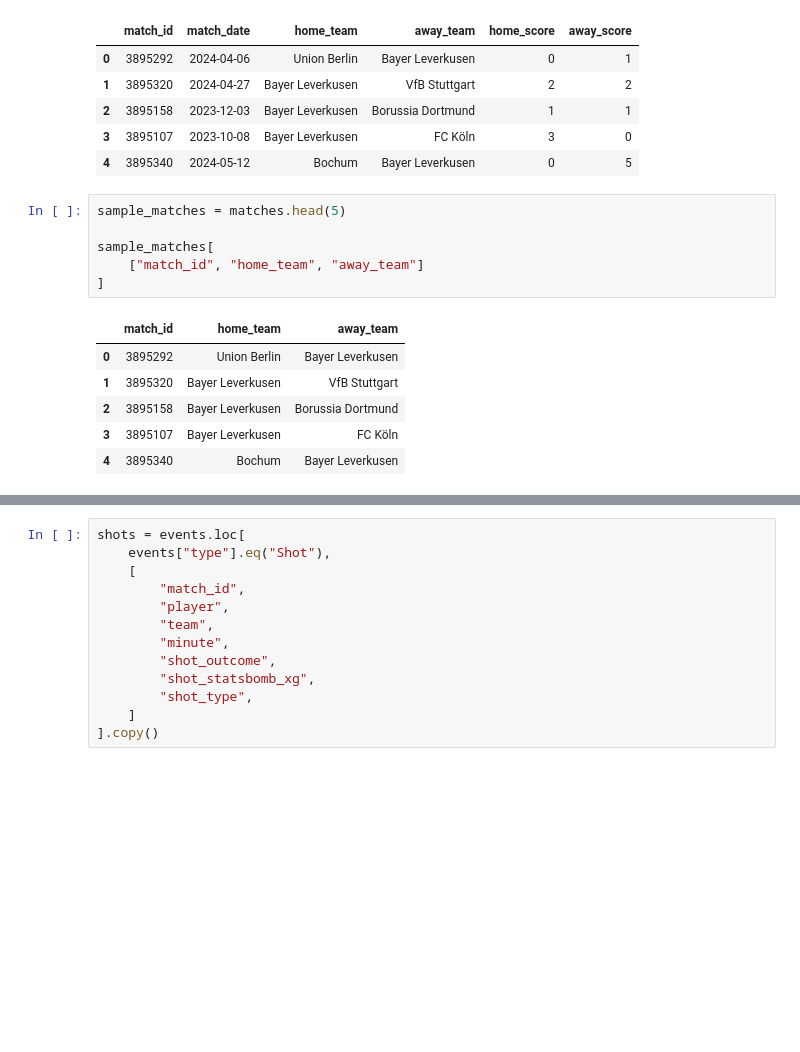
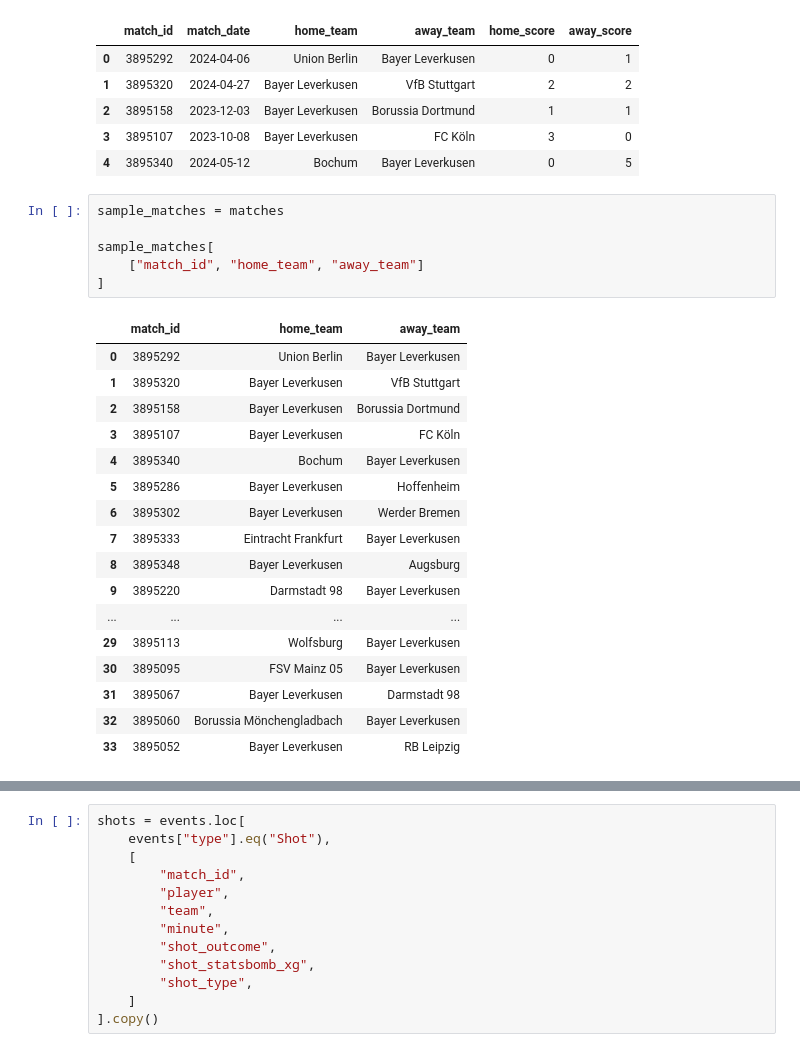
Before and after one commit to matheusmazeto/player-shooting-scout, a Jupyter notebook: notebooks/01_scout_finalizacoes.ipynb, the cells around one changed output, grey strips where cells are left out. Saved outputs shown, nothing was run; the diff lists cells and outputs as text; blank space fills up the shorter version.

```diff
--- a/notebooks/01_scout_finalizacoes.ipynb
+++ b/notebooks/01_scout_finalizacoes.ipynb
@@ -86,18 +84,29 @@ matches[
 | 3 | 3895107 | 2023-10-08 | Bayer Leverkusen | FC Köln | 3 | 0 |
 | 4 | 3895340 | 2024-05-12 | Bochum | Bayer Leverkusen | 0 | 5 |
 # %%
-sample_matches = matches.head(5)
+sample_matches = matches
 
 sample_matches[
     ["match_id", "home_team", "away_team"]
 ]
 # %% [output]
 |  | match_id | home_team | away_team |
 | 0 | 3895292 | Union Berlin | Bayer Leverkusen |
 | 1 | 3895320 | Bayer Leverkusen | VfB Stuttgart |
 | 2 | 3895158 | Bayer Leverkusen | Borussia Dortmund |
 | 3 | 3895107 | Bayer Leverkusen | FC Köln |
 | 4 | 3895340 | Bochum | Bayer Leverkusen |
+| 5 | 3895286 | Bayer Leverkusen | Hoffenheim |
+| 6 | 3895302 | Bayer Leverkusen | Werder Bremen |
+| 7 | 3895333 | Eintracht Frankfurt | Bayer Leverkusen |
+| 8 | 3895348 | Bayer Leverkusen | Augsburg |
+| 9 | 3895220 | Darmstadt 98 | Bayer Leverkusen |
+| ... | ... | ... | ... |
+| 29 | 3895113 | Wolfsburg | Bayer Leverkusen |
+| 30 | 3895095 | FSV Mainz 05 | Bayer Leverkusen |
+| 31 | 3895067 | Bayer Leverkusen | Darmstadt 98 |
+| 32 | 3895060 | Borussia Mönchengladbach | Bayer Leverkusen |
+| 33 | 3895052 | Bayer Leverkusen | RB Leipzig |
 # %%
 events = pd.concat(
     [
```
Also changed, not shown: parts of 12 cells of this notebook, 2 other files.
